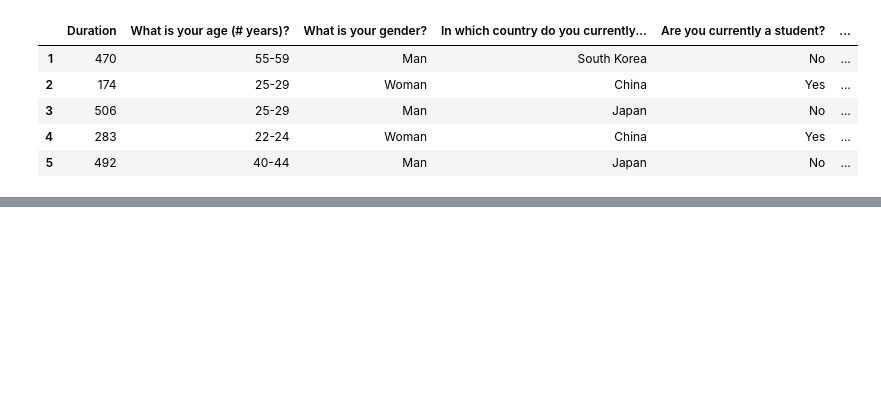
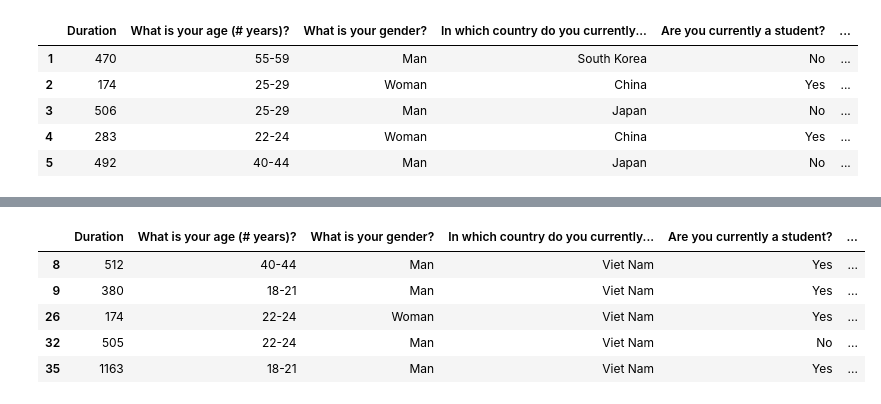
Before and after one commit to khuong253/final_project_data_visualization, a Jupyter notebook: data_visualization.ipynb, the cells around one changed output, grey strips where cells are left out. Saved outputs shown, nothing was run; the diff lists cells and outputs as text; code cells hidden in the pictures; blank space fills up the shorter version.

```diff
--- a/data_visualization.ipynb
+++ b/data_visualization.ipynb
@@ -14,0 +37,10 @@ df.head(5)
+# %%
+vn_df = df.loc[df['In which country do you currently reside?'] == 'Viet Nam' ]
+vn_df.head()
+# %% [output]
+|  | Duration | What is your age (# years)? | What is your gender? | In which country do you currently... | Are you currently a student? | ... |
+| 8 | 512 | 40-44 | Man | Viet Nam | Yes | ... |
+| 9 | 380 | 18-21 | Man | Viet Nam | Yes | ... |
+| 26 | 174 | 22-24 | Woman | Viet Nam | Yes | ... |
+| 32 | 505 | 22-24 | Man | Viet Nam | No | ... |
+| 35 | 1163 | 18-21 | Man | Viet Nam | Yes | ... |
```
Also changed, not shown: parts of 18 cells of this notebook.
